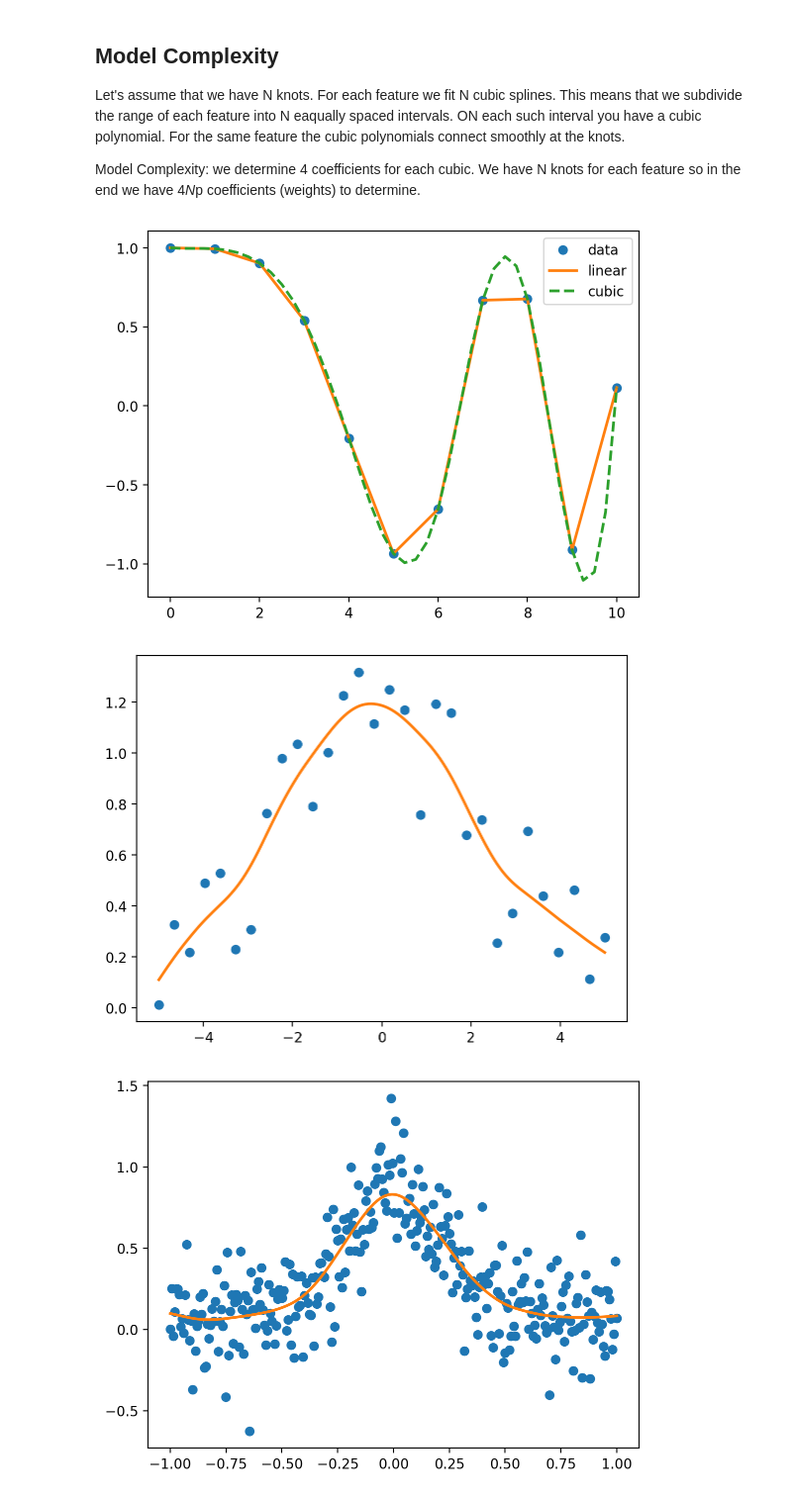
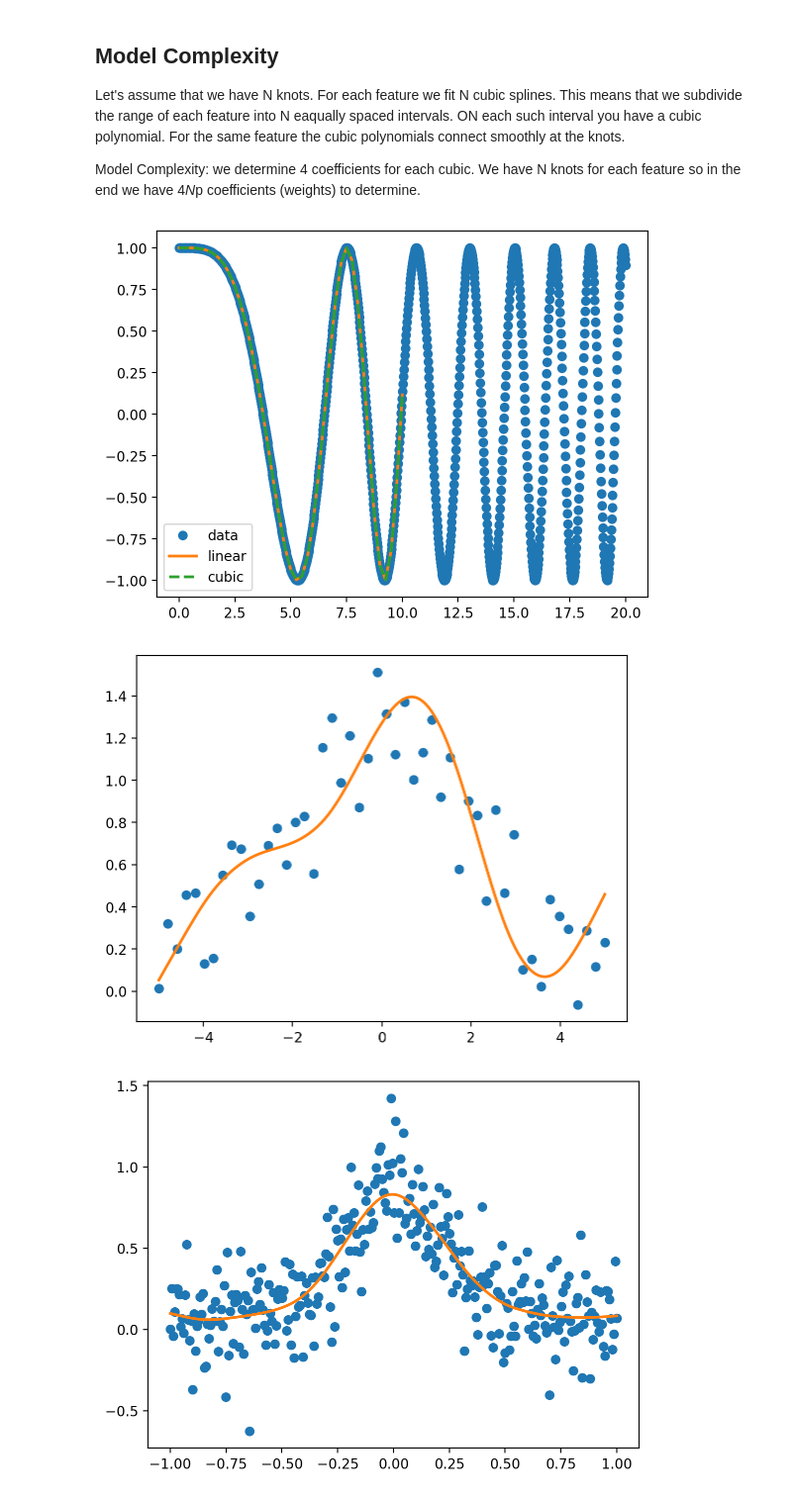
Before and after one commit to dvasiliu/AAML, a Jupyter notebook: Module 4 - Functional Data Analysis and Non-parametric Regression/Functional_Data_Analysis.ipynb, the cells around one changed output. Shown at 99% size. Cells and saved outputs as stored; diff of their text form; code cells hidden in the pictures.

```diff
--- a/Module 4 - Functional Data Analysis and Non-parametric Regression/Functional_Data_Analysis.ipynb
+++ b/Module 4 - Functional Data Analysis and Non-parametric Regression/Functional_Data_Analysis.ipynb
@@ -151,25 +151,25 @@ Let's assume that we have N knots. For each feature we fit N cubic splines. This
 
 Model Complexity: we determine 4 coefficients for each cubic. We have N knots for each feature so in the end we have 4*N*p coefficients (weights) to determine.
 # %%
-x = np.linspace(0, 10, num=11, endpoint=True)
+x = np.linspace(0, 20, num=1000, endpoint=True)
 # here the groundtruth y is a nonlinear function of x
 y = np.cos(-x**2/9.0)
 f = interp1d(x, y)
 f2 = interp1d(x, y, kind='cubic')
 
 xnew = np.linspace(0, 10, num=41, endpoint=True)
 plt.plot(x, y, 'o', xnew, f(xnew), '-', xnew, f2(xnew), '--',lw=2)
 plt.legend(['data', 'linear', 'cubic'], loc='best')
 plt.show()
 # %% [output]
-[figure, old version]
+[figure, new version]
 # %%
 np.random.seed(1234)
 
-x = np.linspace(-5., 5., 30)
-y = np.exp(-(x/2.5)**2) + (np.random.rand(30) - 0.2) * 0.7
+x = np.linspace(-5., 5., 50)
+y = np.exp(-(x/2.5)**2) + (np.random.rand(50) - 0.2) * 0.7
 
-sp = cs.CubicSmoothingSpline(x, y, smooth=0.75)
+sp = cs.CubicSmoothingSpline(x, y, smooth=200)
 
 xs = np.linspace(x[0], x[-1], 150)
 ys = sp(xs)
@@ -177,7 +177,7 @@ ys = sp(xs)
 plt.plot(x, y, 'o', xs, ys, '-',lw=2)
 plt.show()
 # %% [output]
-[figure, old version]
+[figure, new version]
 # %%
 def func(x):
     return 1/(1+25*x**2)
```
Also changed, not shown: parts of 2 cells of this notebook, 2 other files.
